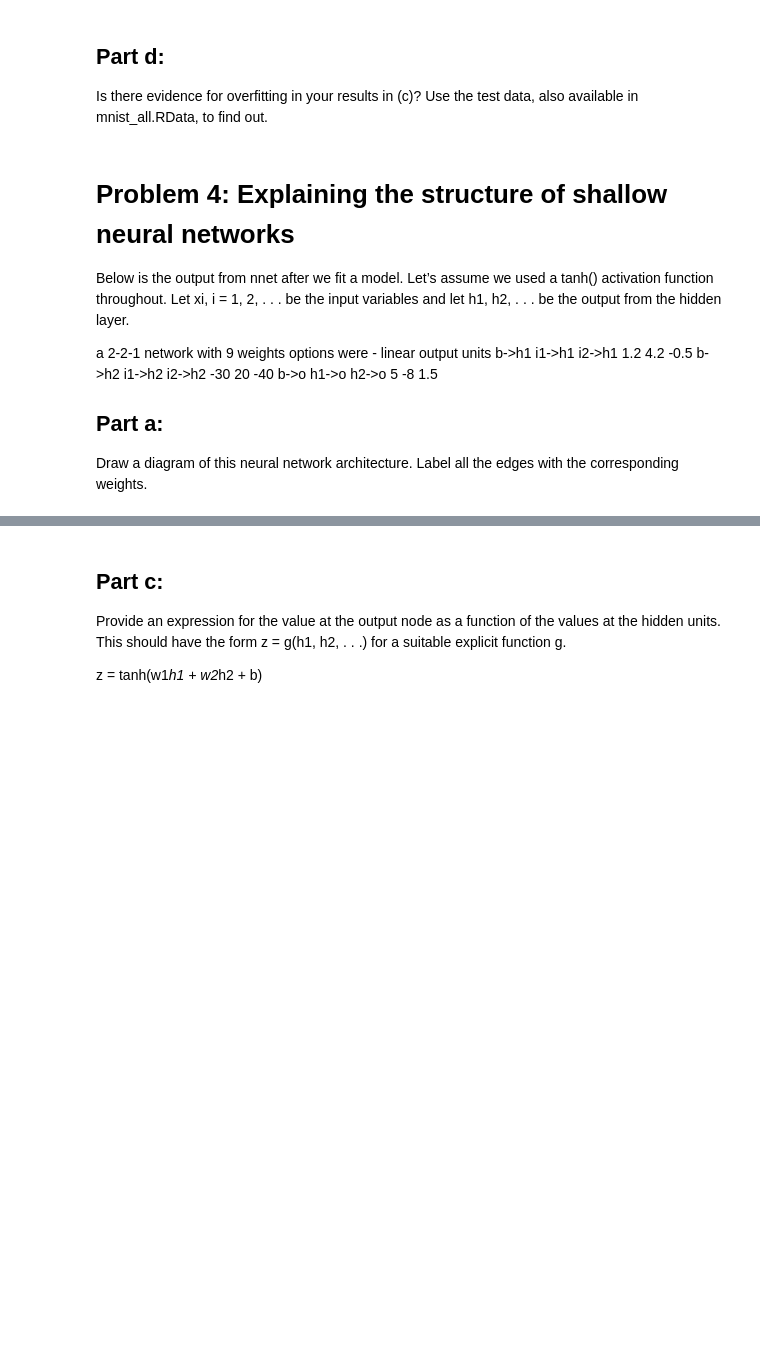
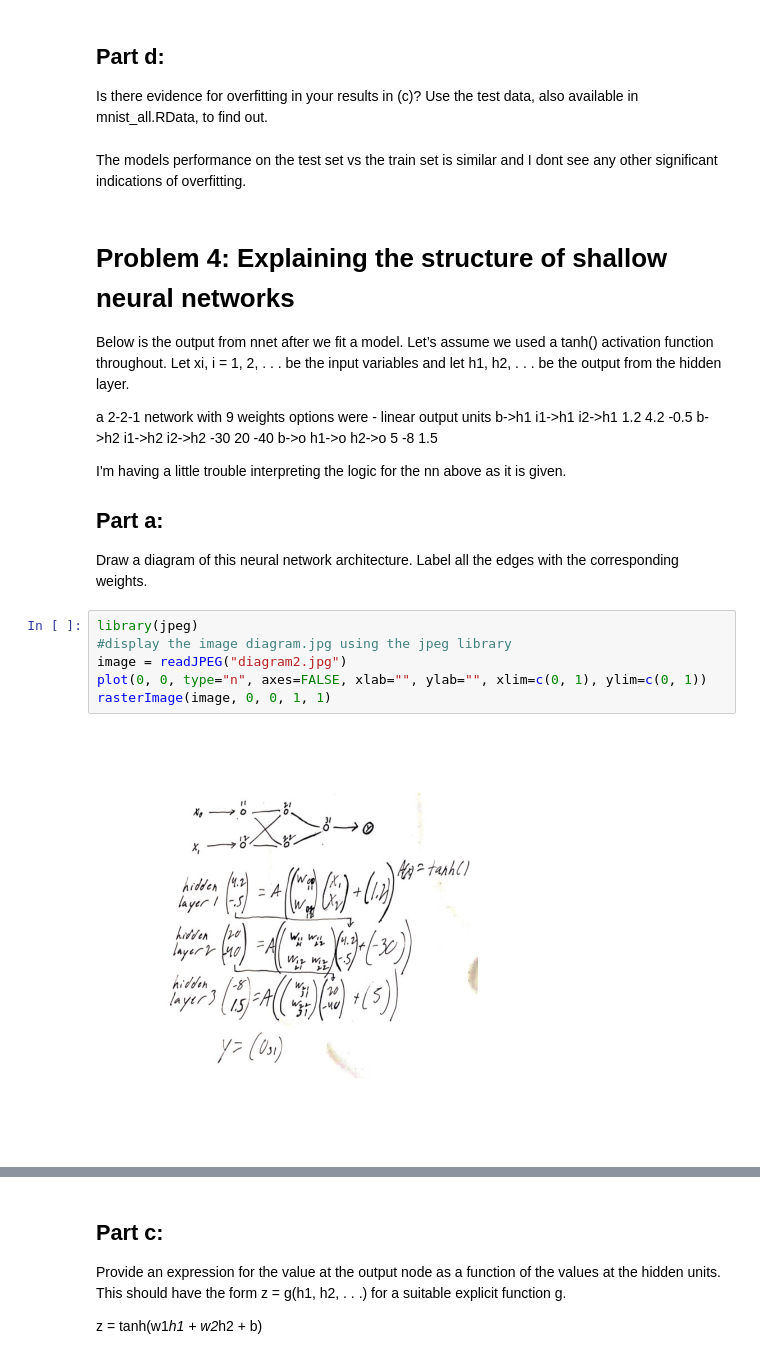
Before and after one commit to lecarpen23/512-Workspace-New, a Jupyter notebook: Homework_4.ipynb, the cells around one changed output, grey strips where cells are left out. Cells and saved outputs as stored; diff of their text form; blank space fills up the shorter version.

```diff
--- a/Homework_4.ipynb
+++ b/Homework_4.ipynb
@@ -419,6 +491,8 @@ auc4c
 
 Is there evidence for overfitting in your results in (c)? Use the test data, also available
 in mnist_all.RData, to find out.
+# %% [markdown]
+The models performance on the test set vs the train set is similar and I dont see any other significant indications of overfitting.
 # %% [markdown]
 # Problem 4: Explaining the structure of shallow neural networks
 
@@ -436,10 +510,21 @@ b->o h1->o h2->o
 5 -8 1.5
 
 
+I'm having a little trouble interpreting the logic for the nn above as it is given.
+
+
 ## Part a:
 
 Draw a diagram of this neural network architecture. Label all the edges with the
 corresponding weights.
+# %%
+library(jpeg)
+#display the image diagram.jpg using the jpeg library
+image = readJPEG("diagram2.jpg")
+plot(0, 0, type="n", axes=FALSE, xlab="", ylab="", xlim=c(0, 1), ylim=c(0, 1))
+rasterImage(image, 0, 0, 1, 1)
+# %% [output]
+[figure, added]
 # %% [markdown]
 ## Part b:
 
```
Also changed, not shown: parts of 43 cells of this notebook, 7 other files.
